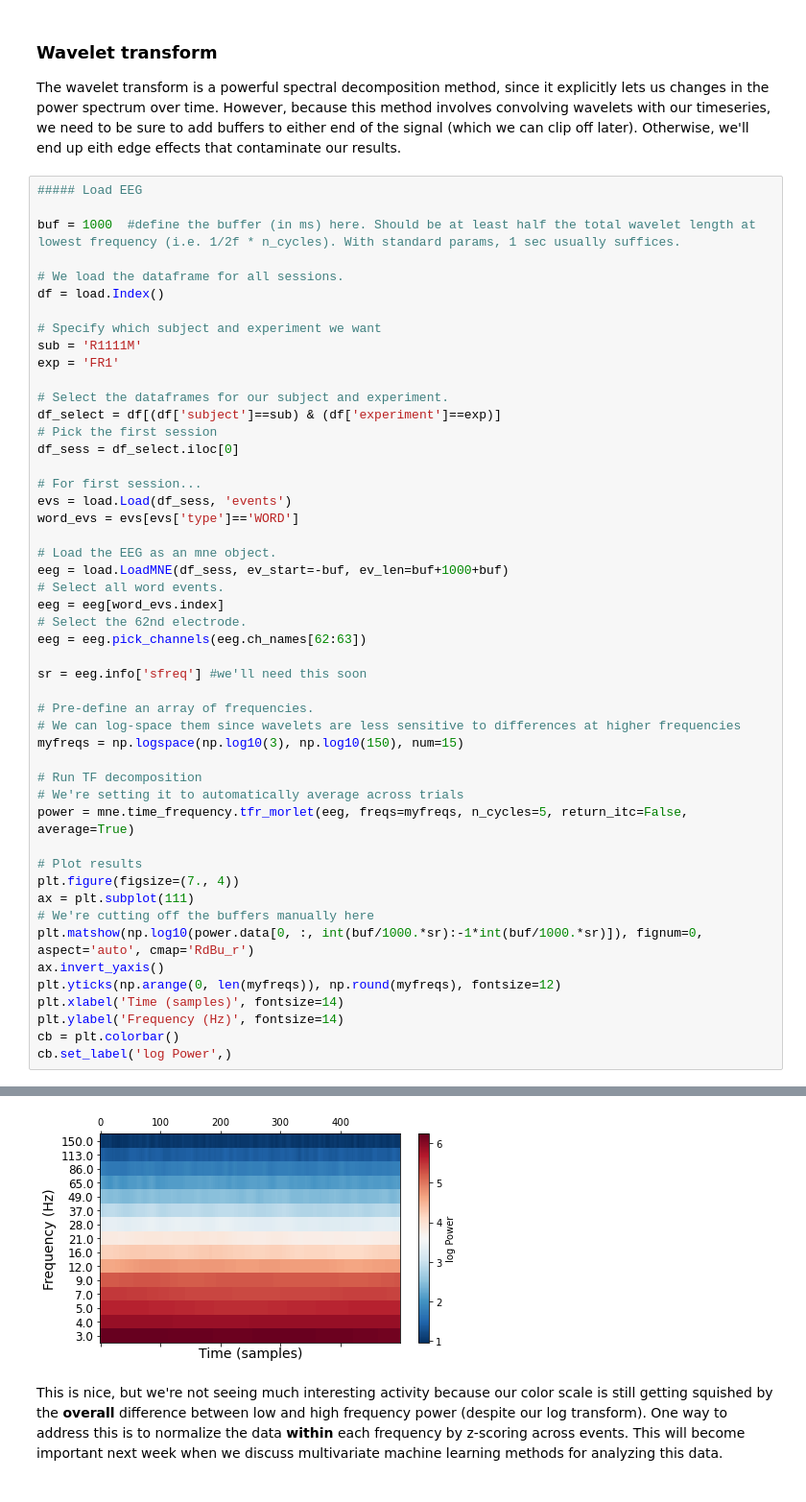
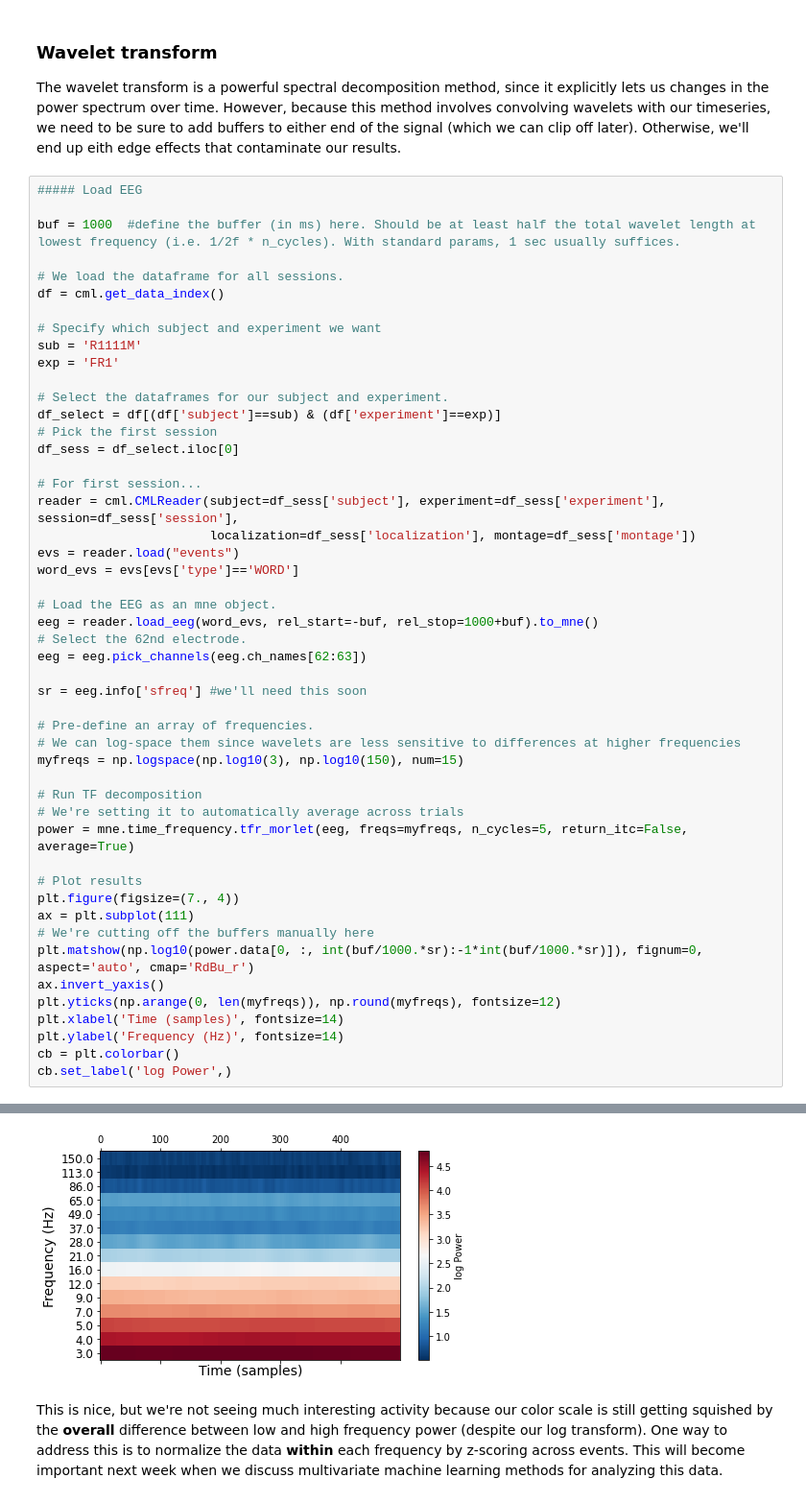
Before and after one commit to pennmem/CMLWorkshop, a Jupyter notebook: 04_Signal_Processing_Spectral_Analysis.ipynb, the cells around one changed output, grey strips where cells are left out. Shown: that part at 96% size. Saved outputs shown, nothing was run; the diff lists cells and outputs as text.

```diff
--- a/04_Signal_Processing_Spectral_Analysis.ipynb
+++ b/04_Signal_Processing_Spectral_Analysis.ipynb
@@ -218,7 +224,7 @@ The wavelet transform is a powerful spectral decomposition method, since it expl
 buf = 1000  #define the buffer (in ms) here. Should be at least half the total wavelet length at lowest frequency (i.e. 1/2f * n_cycles). With standard params, 1 sec usually suffices.
 
 # We load the dataframe for all sessions.
-df = load.Index()
+df = cml.get_data_index()
 
 # Specify which subject and experiment we want
 sub = 'R1111M'
@@ -230,13 +236,13 @@ df_select = df[(df['subject']==sub) & (df['experiment']==exp)]
 df_sess = df_select.iloc[0]
 
 # For first session...
-evs = load.Load(df_sess, 'events')
+reader = cml.CMLReader(subject=df_sess['subject'], experiment=df_sess['experiment'], session=df_sess['session'],
+                       localization=df_sess['localization'], montage=df_sess['montage'])
+evs = reader.load("events")
 word_evs = evs[evs['type']=='WORD']
 
 # Load the EEG as an mne object.
-eeg = load.LoadMNE(df_sess, ev_start=-buf, ev_len=buf+1000+buf)
-# Select all word events.
-eeg = eeg[word_evs.index]
+eeg = reader.load_eeg(word_evs, rel_start=-buf, rel_stop=1000+buf).to_mne()
 # Select the 62nd electrode.
 eeg = eeg.pick_channels(eeg.ch_names[62:63])
 
@@ -268,6 +275,6 @@ Not setting metadata
 0 projection items activated
 0 bad epochs dropped
-[figure, old version]
+[figure, new version]
 # %% [markdown]
 This is nice, but we're not seeing much interesting activity because our color scale is still getting squished by the **overall** difference between low and high frequency power (despite our log transform). One way to address this is to normalize the data **within** each frequency by z-scoring across events. This will become important next week when we discuss multivariate machine learning methods for analyzing this data.
 # %%
```
Also changed, not shown: parts of 9 cells of this notebook, 5 other files.
